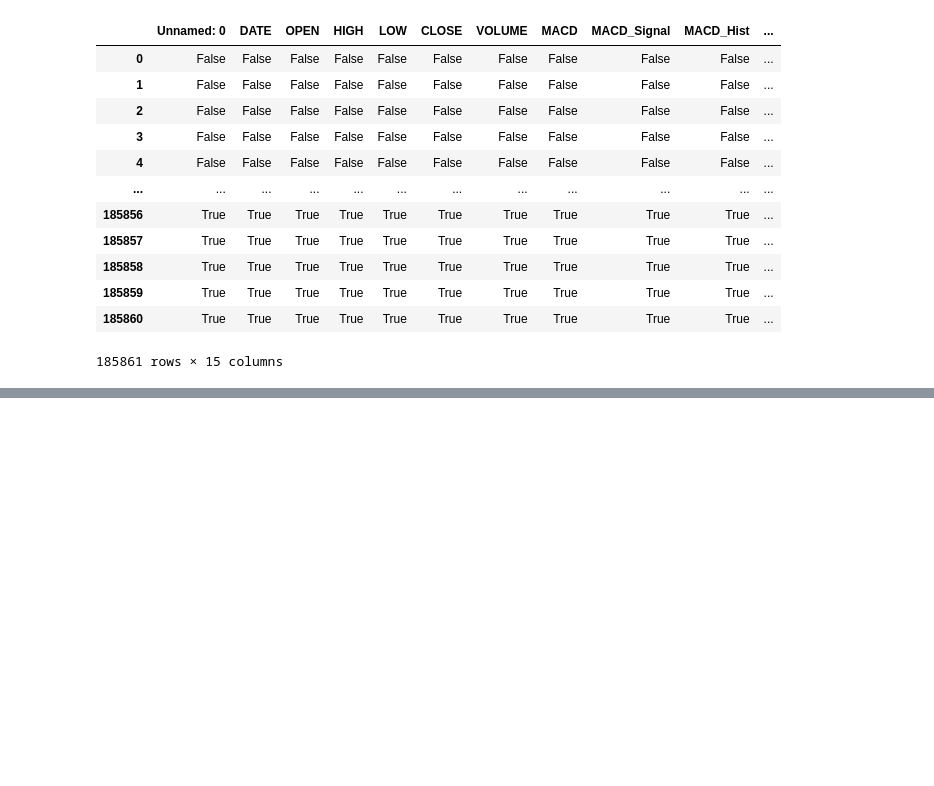
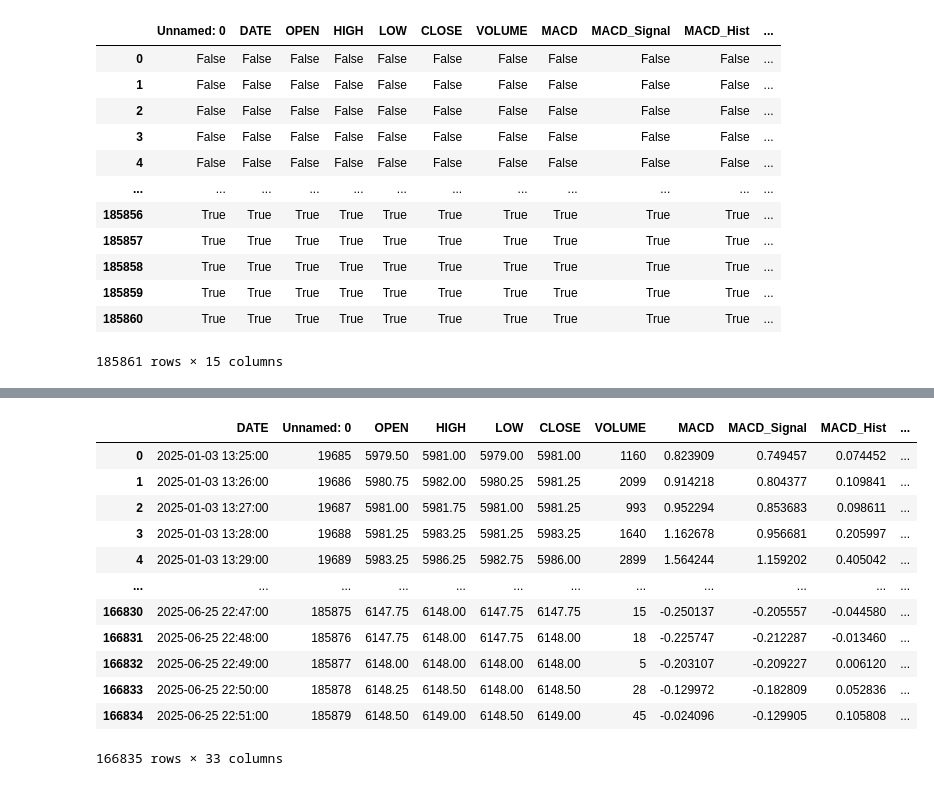
Before and after one commit to jaytai3336/BacktestingLSTM, a Jupyter notebook: notebooks/EDA.ipynb, the cells around one changed output, grey strips where cells are left out. Cells and saved outputs as stored; diff of their text form; code cells hidden in the pictures; blank space fills up the shorter version.

```diff
--- a/notebooks/EDA.ipynb
+++ b/notebooks/EDA.ipynb
@@ -167,0 +242,2 @@ df_mini.to_csv('../data/processed/spy_processed_mini.csv')
+# %%
+df = pd.read_csv('../data/processed/spy_processed.csv')
@@ -167,0 +334,56 @@ df_mini.to_csv('../data/processed/spy_processed_mini.csv')
+# %%
+import pandas as pd
+
+# Ensure datetime formats
+df['DATE'] = pd.to_datetime(df['DATE'])
+df_sentiment_processed['datetime'] = pd.to_datetime(df_sentiment_processed['datetime'])
+
+# Filter both DataFrames by your desired date range
+start_date = df_sentiment_processed['datetime'].iloc[-1]
+end_date   = df['DATE'].iloc[-1]
+
+df = df[(df['DATE'] >= start_date) & (df['DATE'] <= end_date)].copy()
+df_sentiment_processed = df_sentiment_processed[
+    (df_sentiment_processed['datetime'] >= start_date) &
+    (df_sentiment_processed['datetime'] <= end_date)
+].copy()
+
+# Set df to datetime index for easier merging
+df.set_index('DATE', inplace=True)
+
+# Expand sentiment rows to cover 5 minutes
+expanded_sentiment = []
+
+for _, row in df_sentiment_processed.iterrows():
+    for i in range(5):
+        timestamp = row['datetime'] + pd.Timedelta(minutes=i)
+        if start_date <= timestamp <= end_date:
+            new_row = row.copy()
+            new_row['datetime'] = timestamp
+            expanded_sentiment.append(new_row)
+
+# Create DataFrame from expanded sentiment
+expanded_sentiment_df = pd.DataFrame(expanded_sentiment)
+expanded_sentiment_df.set_index('datetime', inplace=True)
+
+# Join sentiment into the main df
+df_merged = df.join(expanded_sentiment_df, how='left')
+
+# Optional: reset index if needed
+df_merged.reset_index(inplace=True)
+# %%
+df_merged
+# %% [output]
+|  | DATE | Unnamed: 0 | OPEN | HIGH | LOW | CLOSE | VOLUME | MACD | MACD_Signal | MACD_Hist | ... |
+| 0 | 2025-01-03 13:25:00 | 19685 | 5979.50 | 5981.00 | 5979.00 | 5981.00 | 1160 | 0.823909 | 0.749457 | 0.074452 | ... |
+| 1 | 2025-01-03 13:26:00 | 19686 | 5980.75 | 5982.00 | 5980.25 | 5981.25 | 2099 | 0.914218 | 0.804377 | 0.109841 | ... |
+| 2 | 2025-01-03 13:27:00 | 19687 | 5981.00 | 5981.75 | 5981.00 | 5981.25 | 993 | 0.952294 | 0.853683 | 0.098611 | ... |
+| 3 | 2025-01-03 13:28:00 | 19688 | 5981.25 | 5983.25 | 5981.25 | 5983.25 | 1640 | 1.162678 | 0.956681 | 0.205997 | ... |
+| 4 | 2025-01-03 13:29:00 | 19689 | 5983.25 | 5986.25 | 5982.75 | 5986.00 | 2899 | 1.564244 | 1.159202 | 0.405042 | ... |
+| ... | ... | ... | ... | ... | ... | ... | ... | ... | ... | ... | ... |
+| 166830 | 2025-06-25 22:47:00 | 185875 | 6147.75 | 6148.00 | 6147.75 | 6147.75 | 15 | -0.250137 | -0.205557 | -0.044580 | ... |
+| 166831 | 2025-06-25 22:48:00 | 185876 | 6147.75 | 6148.00 | 6147.75 | 6148.00 | 18 | -0.225747 | -0.212287 | -0.013460 | ... |
+| 166832 | 2025-06-25 22:49:00 | 185877 | 6148.00 | 6148.00 | 6148.00 | 6148.00 | 5 | -0.203107 | -0.209227 | 0.006120 | ... |
+| 166833 | 2025-06-25 22:50:00 | 185878 | 6148.25 | 6148.50 | 6148.00 | 6148.50 | 28 | -0.129972 | -0.182809 | 0.052836 | ... |
+| 166834 | 2025-06-25 22:51:00 | 185879 | 6148.50 | 6149.00 | 6148.50 | 6149.00 | 45 | -0.024096 | -0.129905 | 0.105808 | ... |
+166835 rows × 33 columns
```
Also changed, not shown: parts of 11 cells of this notebook, 11 other files.
